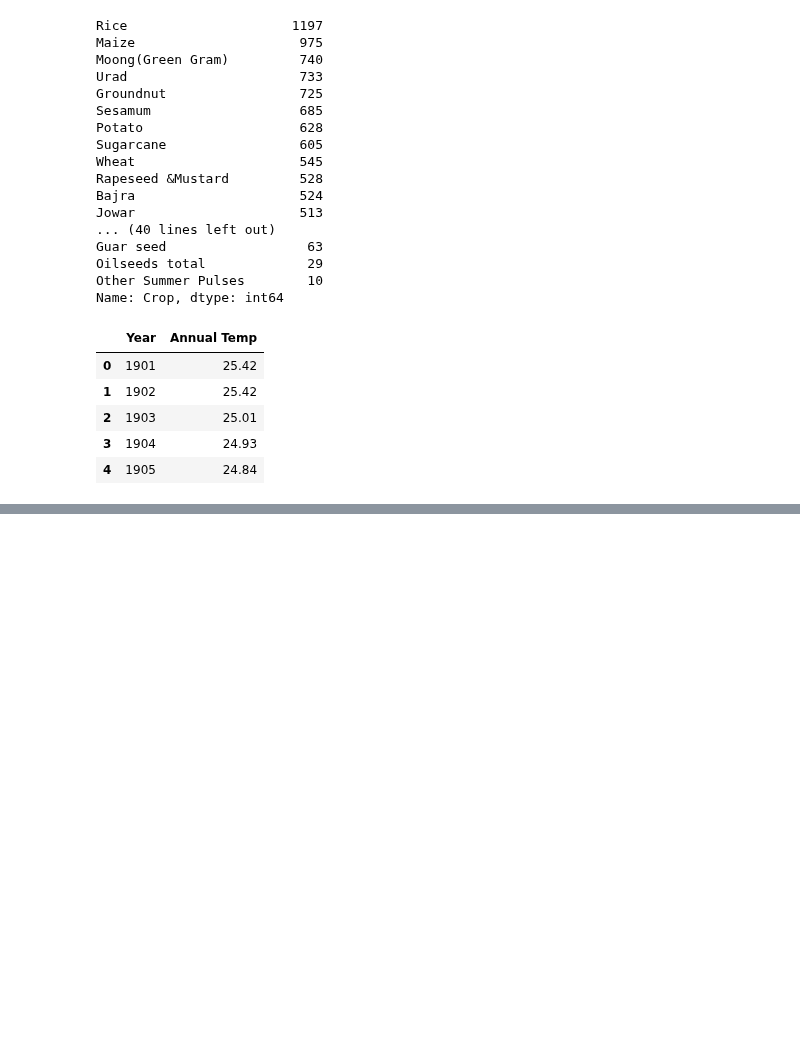
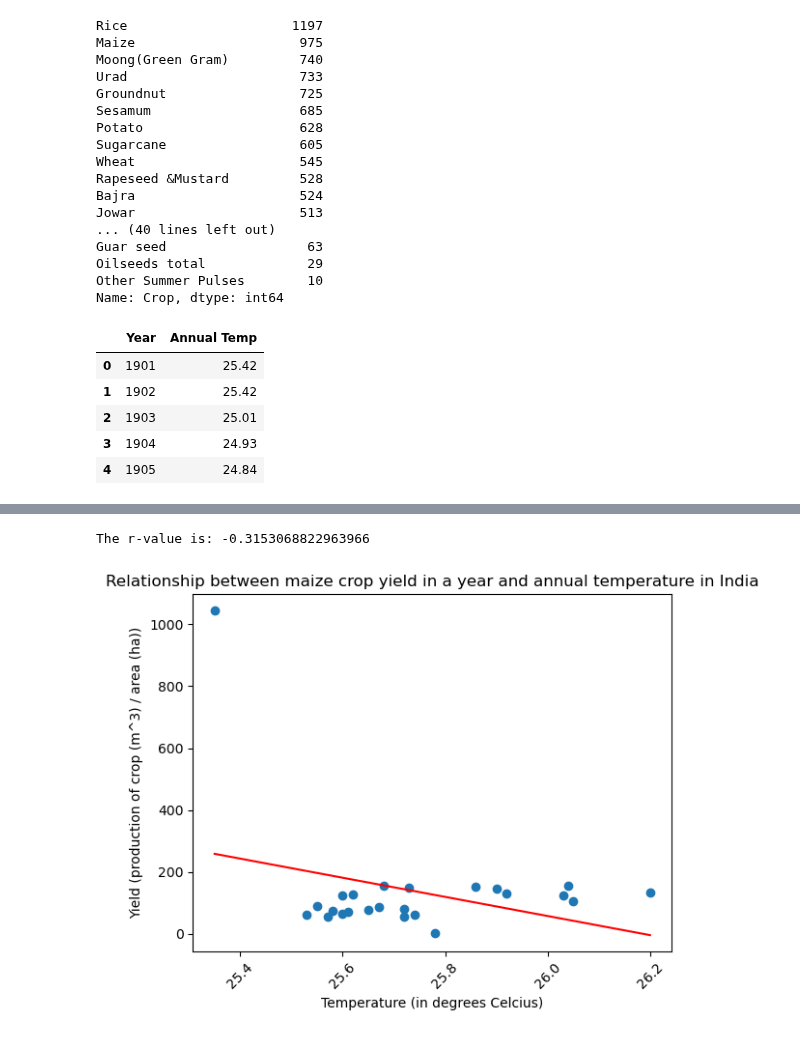
Before and after one commit to falconpunch082/da_bc-proj1, a Jupyter notebook: temperature_analysis.ipynb, the cells around one changed output, grey strips where cells are left out. Drawn from its saved outputs; the diff is of its cells as text; code cells hidden in the pictures; blank space fills up the shorter version.

```diff
--- a/temperature_analysis.ipynb
+++ b/temperature_analysis.ipynb
@@ -193,0 +191,15 @@ groundnut_temp.head()
+# %%
+# Maize vs. Temperature visualisation
+maize_temp['Annual Temp'] = maize_temp['Annual Temp'].astype('float')
+maize_temp['Yield'] = maize_temp['Yield'].astype('float')
+regress_values, line_eq, rvalue = lin_reg(maize_temp['Annual Temp'], maize_temp['Yield'])
+plt.scatter(maize_temp['Annual Temp'], maize_temp['Yield'])
+plt.plot(maize_temp['Annual Temp'], regress_values, "r-")
+plt.title("Relationship between maize crop yield in a year and annual temperature in India")
+plt.xlabel("Temperature (in degrees Celcius)")
+plt.ylabel("Yield (production of crop (m^3) / area (ha))")
+print(f"The r-value is: {rvalue}")
+plt.show()
+# %% [output]
+The r-value is: -0.3153068822963966
+[figure, added]
```
Also changed, not shown: parts of 15 cells of this notebook, 6 other files.
